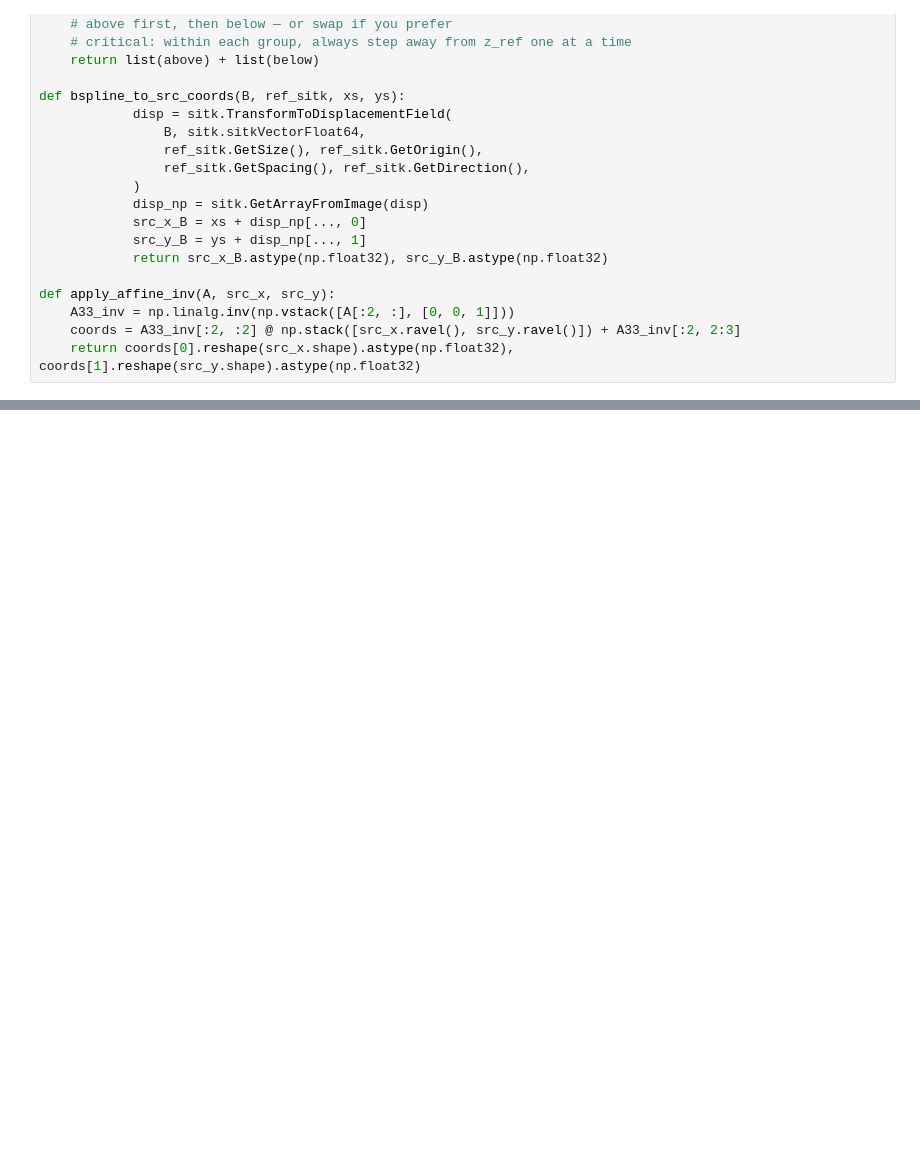
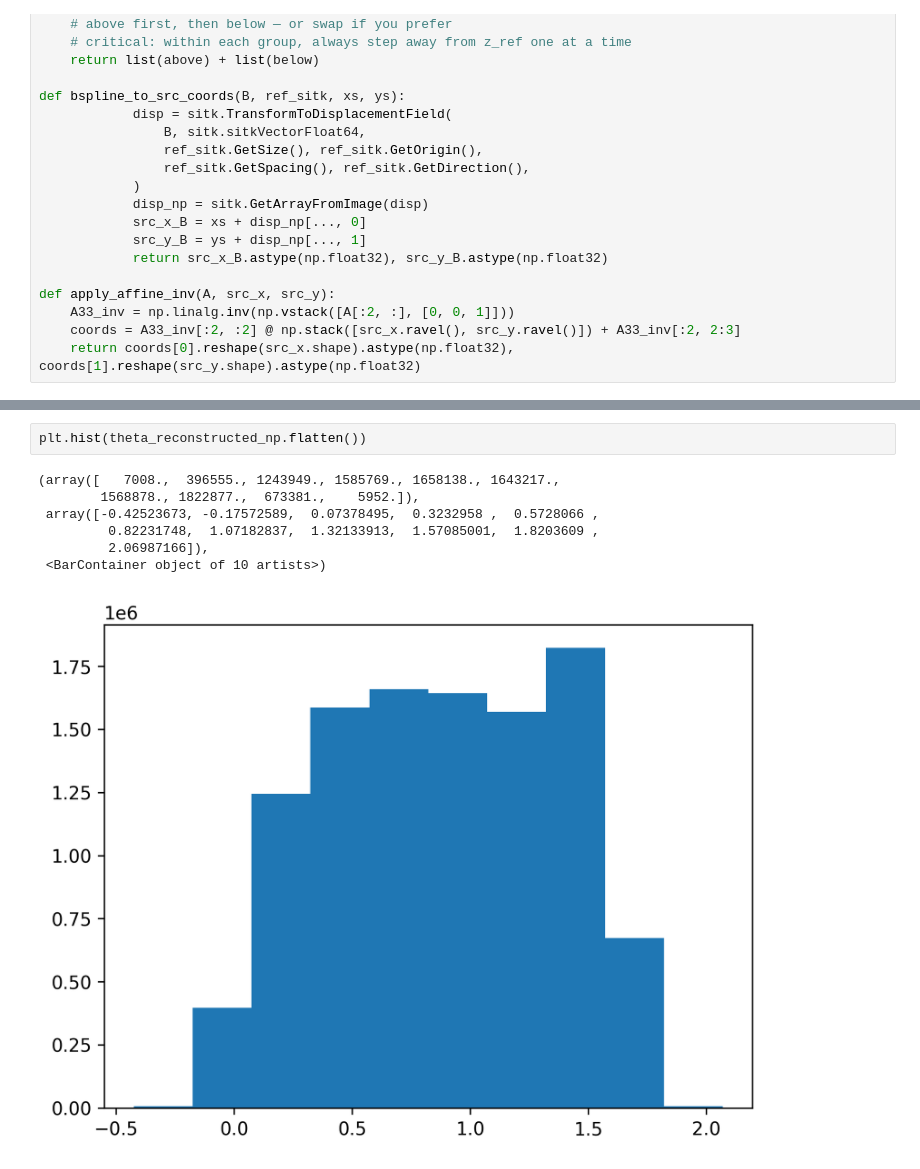
Before and after one commit to cocomolch/smart_coarse_grain, a Jupyter notebook: smartCoarseGrain_WSIWorkflow.ipynb, the cells around one changed output, grey strips where cells are left out. Saved outputs shown, nothing was run; the diff lists cells and outputs as text; blank space fills up the shorter version.

```diff
--- a/smartCoarseGrain_WSIWorkflow.ipynb
+++ b/smartCoarseGrain_WSIWorkflow.ipynb
@@ -335,0 +363,10 @@ moving_image, moving_image_rgb, moving_mask, croppedCoords = readWSI(moving_img_
+# %%
+plt.hist(theta_reconstructed_np.flatten())
+# %% [output]
+(array([   7008.,  396555., 1243949., 1585769., 1658138., 1643217.,
+        1568878., 1822877.,  673381.,    5952.]),
+ array([-0.42523673, -0.17572589,  0.07378495,  0.3232958 ,  0.5728066 ,
+         0.82231748,  1.07182837,  1.32133913,  1.57085001,  1.8203609 ,
+         2.06987166]),
+ <BarContainer object of 10 artists>)
+[figure, added]
```
Also changed, not shown: parts of 3 cells of this notebook, 2 other files.
